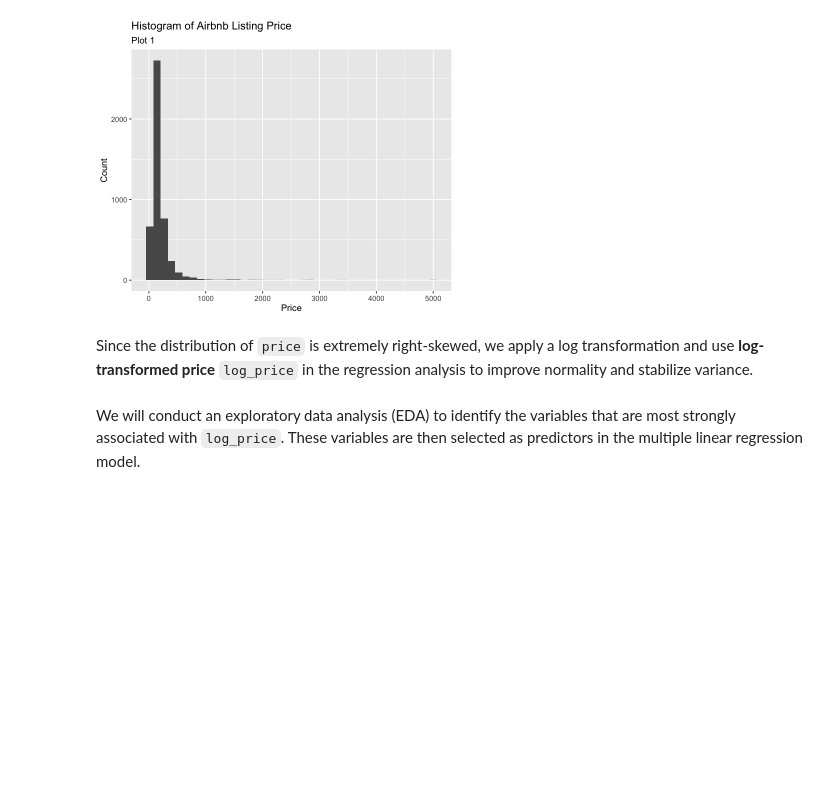
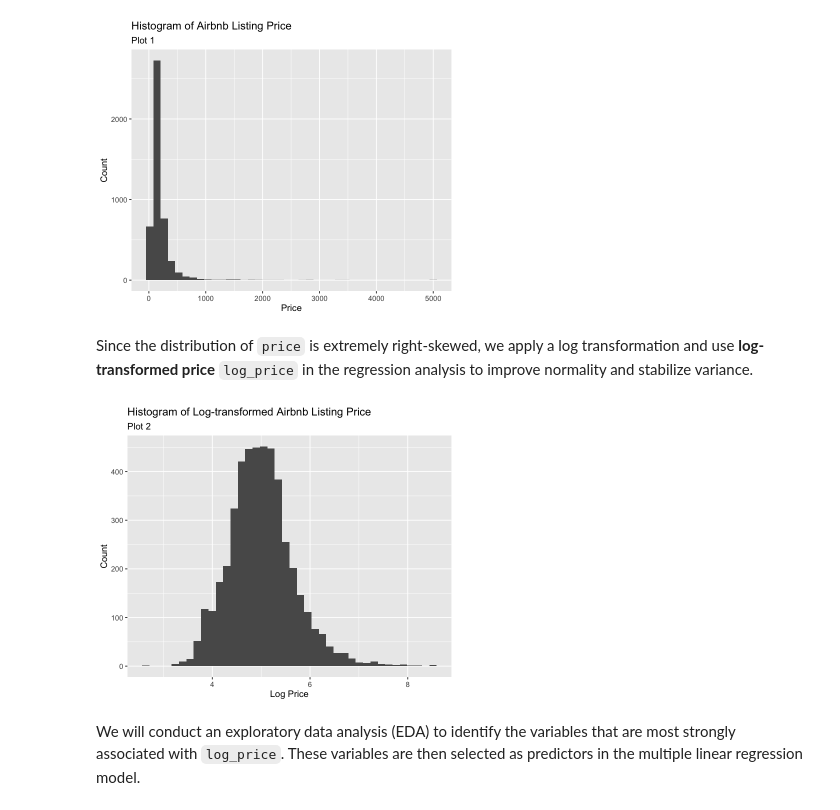
Before and after one commit to UBC-DSCI-310-2025W2/dsci-310-group-01-jet2holiday, a Jupyter notebook: airbnb_price_analysis.ipynb, the cells around one changed output. Drawn from its saved outputs; the diff is of its cells as text; code cells hidden in the pictures; blank space fills up the shorter version.

```diff
--- a/airbnb_price_analysis.ipynb
+++ b/airbnb_price_analysis.ipynb
@@ -133,6 +146,18 @@ Since the distribution of `price` is extremely right-skewed, we apply a log tran
 # Create a column called 'log_price'
 airbnb <- airbnb %>%
   mutate(log_price = log(price))
+# %%
+options(repr.plot.width = 6, repr.plot.height = 5)
+
+# Plot a histogram of 'log_price'
+p2 <- ggplot(airbnb, aes(x = log_price)) +
+  geom_histogram(bins = 40) +
+  labs(title = "Histogram of Log-transformed Airbnb Listing Price",
+       x = "Log Price", y = "Count", subtitle = "Plot 2")
+
+p2
+# %% [output]
+[figure, added]
 # %% [markdown]
 We will conduct an exploratory data analysis (EDA) to identify the variables that are most strongly associated with `log_price`. These variables are then selected as predictors in the multiple linear regression model.
 # %% [markdown]
```
Also changed, not shown: parts of 4 cells of this notebook.
